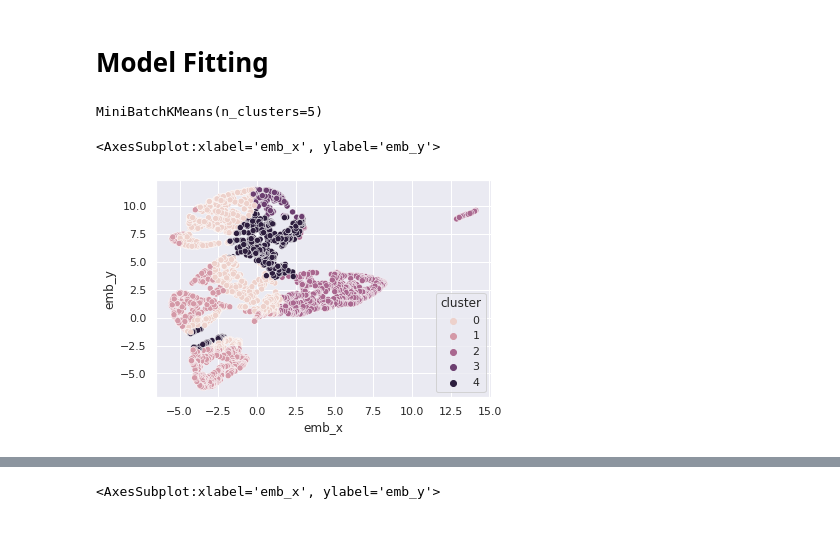
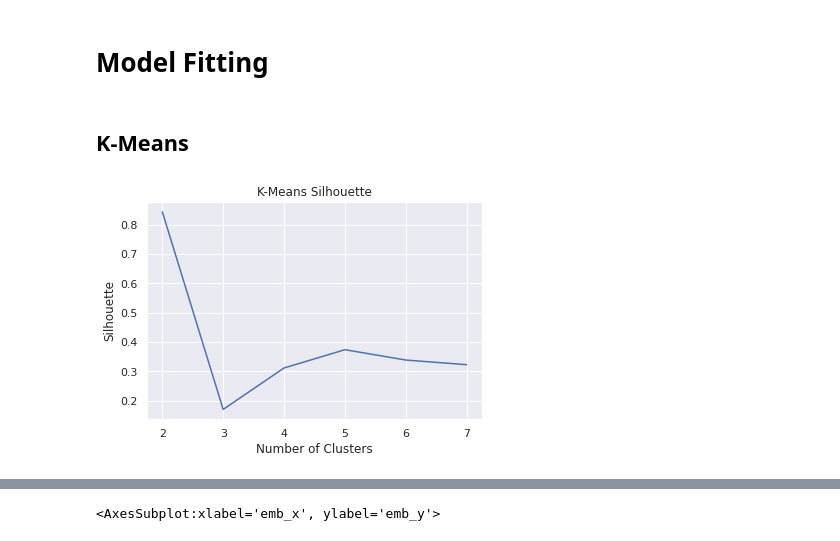
Before and after one commit to brenosakaguti/clustering, a Jupyter notebook: clustering.ipynb, the cells around one changed output, grey strips where cells are left out. Cells and saved outputs as stored; diff of their text form; code cells hidden in the pictures.

Commit message:
Added KMeans, GMM and Hierarchical clustering

```diff
--- a/clustering.ipynb
+++ b/clustering.ipynb
@@ -259,7 +262,7 @@ df3
 3675 rows × 5 columns
 # %%
 X = df3.drop(columns=["CustomerID"])
-scaler = StandardScaler()
+scaler = RobustScaler()
 X = scaler.fit_transform(X)
 X = pd.DataFrame(X, columns = df3.columns[1:])
 y = df3["CustomerID"]
@@ -278,9 +282,23 @@ sns.histplot(X["Frequency"], ax=ax3)
 Now that the features have been created and adjusted, we'll proceed to model fitting
 # %% [markdown]
 # Model Fitting
+# %%
+num_clusters = [i for i in range(2,8)]
+# %% [markdown]
+## K-Means
+# %%
+kmeans_list = []
+
+for i in num_clusters:
+    kmeans = MiniBatchKMeans(n_clusters=i)
+    kmeans.fit(X)
+    labels = kmeans.predict(X)
+    sil = silhouette_score(X, labels, metric="euclidean")
+    kmeans_list.append(sil)
 # %%
-kmeans = MiniBatchKMeans(n_clusters=5)
+plt.plot(num_clusters, kmeans_list)
+plt.title("K-Means Silhouette")
+plt.ylabel("Silhouette")
+plt.xlabel("Number of Clusters");
+# %% [output]
+[figure, added]
-# %%
-kmeans.fit(X)
-# %% [output]
-MiniBatchKMeans(n_clusters=5)
@@ -291,5 +304,0 @@ df_reduced["cluster"] = df3["cluster"]
-# %%
-sns.scatterplot(x="emb_x", y="emb_y", hue="cluster", data=df_reduced)
-# %% [output]
-<AxesSubplot:xlabel='emb_x', ylabel='emb_y'>
-[figure, removed]
```
Also changed, not shown: parts of 21 cells of this notebook.
